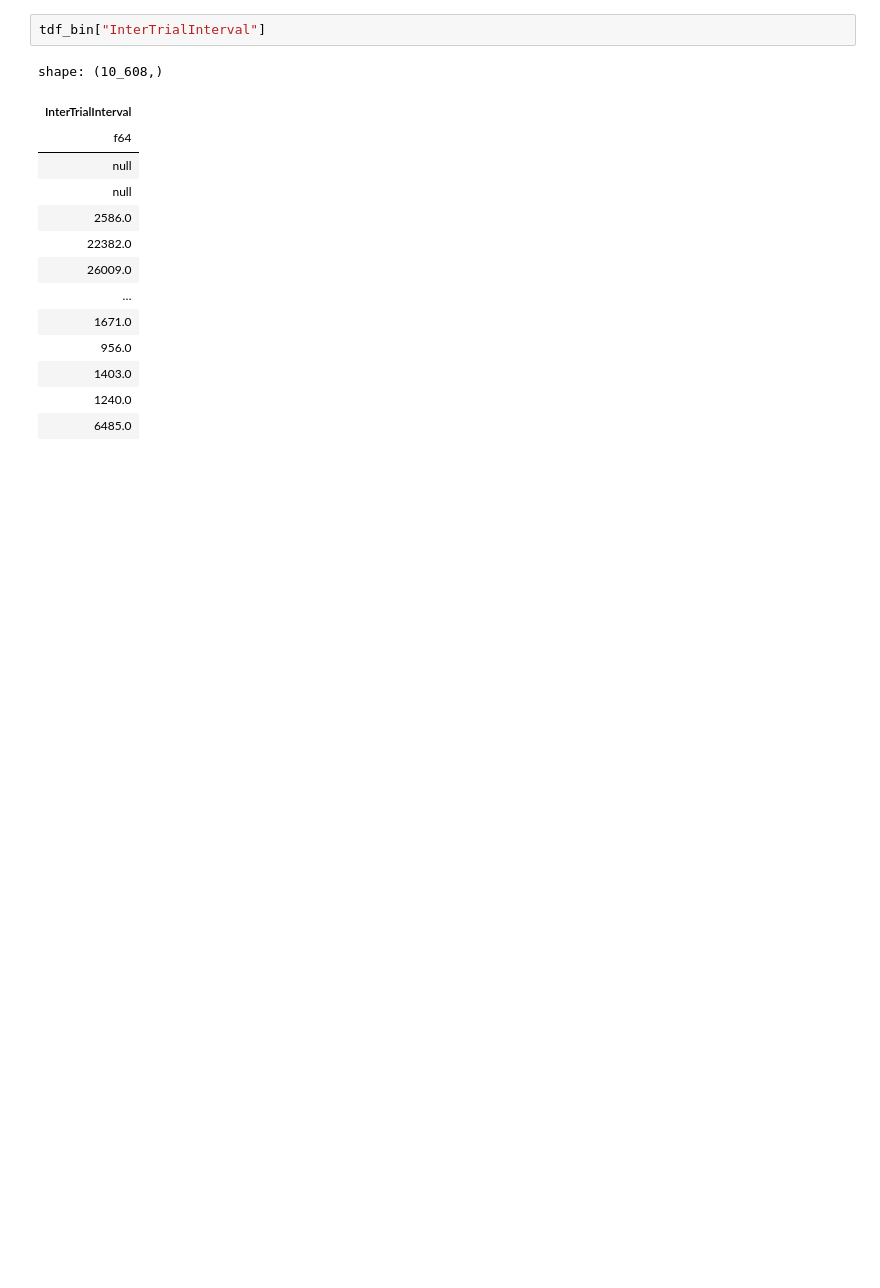
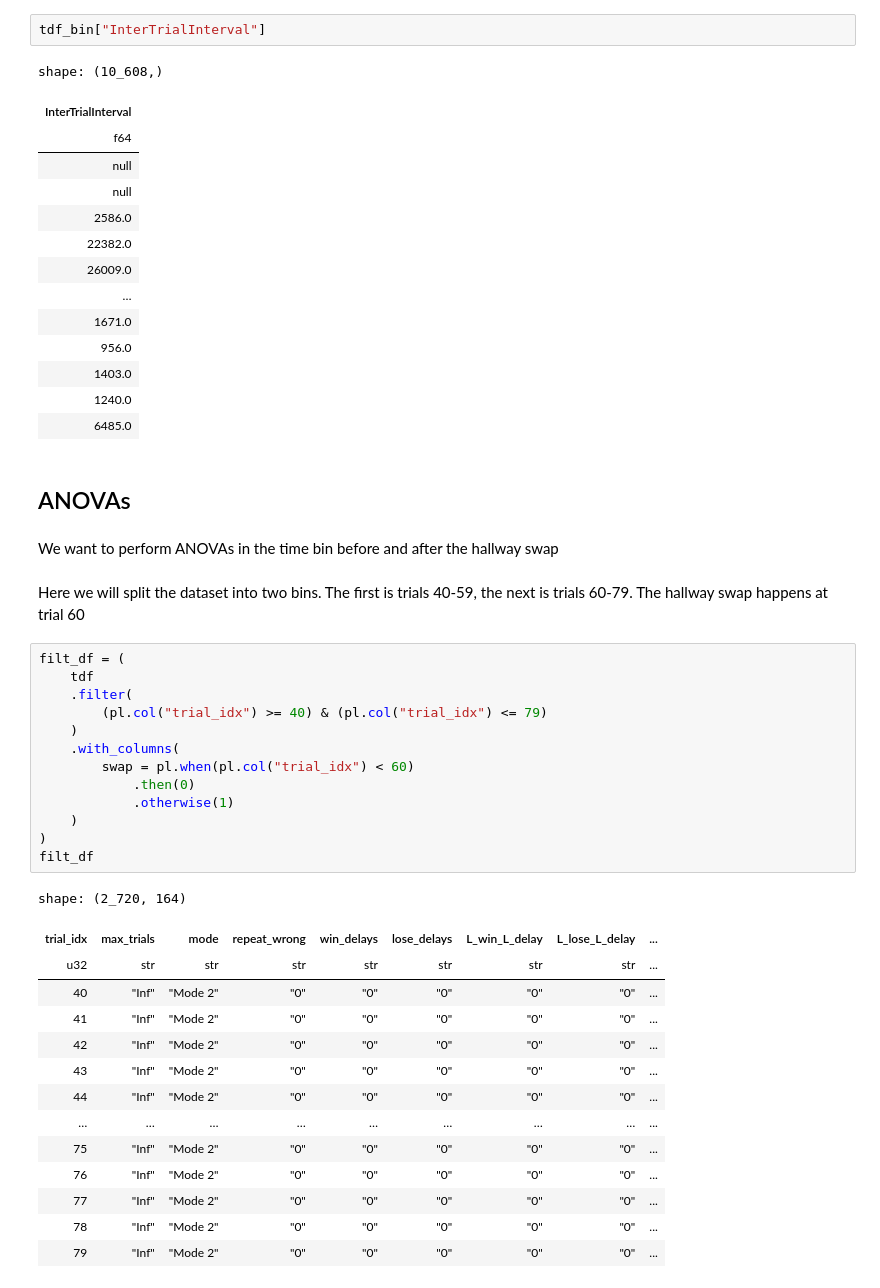
Before and after one commit to BenjoLiving/matching-pennies, a Jupyter notebook: matching_pennies/analysis/experiments/lesion_study_hallway_swap.ipynb, the cells around one changed output. Cells and saved outputs as stored; diff of their text form; blank space fills up the shorter version.

```diff
--- a/matching_pennies/analysis/experiments/lesion_study_hallway_swap.ipynb
+++ b/matching_pennies/analysis/experiments/lesion_study_hallway_swap.ipynb
@@ -773,3 +775,37 @@ shape: (10_608,)
 | 1403.0 |
 | 1240.0 |
 | 6485.0 |
+# %% [markdown]
+## ANOVAs
+# %% [markdown]
+We want to perform ANOVAs in the time bin before and after the hallway swap
+# %% [markdown]
+Here we will split the dataset into two bins. The first is trials 40-59, the next is trials 60-79. The hallway swap happens at trial 60
+# %%
+filt_df = (
+    tdf
+    .filter(
+        (pl.col("trial_idx") >= 40) & (pl.col("trial_idx") <= 79)
+    )
+    .with_columns(
+        swap = pl.when(pl.col("trial_idx") < 60)
+            .then(0)
+            .otherwise(1)
+    )
+)
+filt_df
+# %% [output]
+shape: (2_720, 164)
+| trial_idx | max_trials | mode | repeat_wrong | win_delays | lose_delays | L_win_L_delay | L_lose_L_delay | ... |
+| u32 | str | str | str | str | str | str | str | ... |
+| 40 | "Inf" | "Mode 2" | "0" | "0" | "0" | "0" | "0" | ... |
+| 41 | "Inf" | "Mode 2" | "0" | "0" | "0" | "0" | "0" | ... |
+| 42 | "Inf" | "Mode 2" | "0" | "0" | "0" | "0" | "0" | ... |
+| 43 | "Inf" | "Mode 2" | "0" | "0" | "0" | "0" | "0" | ... |
+| 44 | "Inf" | "Mode 2" | "0" | "0" | "0" | "0" | "0" | ... |
+| … | … | … | … | … | … | … | … | ... |
+| 75 | "Inf" | "Mode 2" | "0" | "0" | "0" | "0" | "0" | ... |
+| 76 | "Inf" | "Mode 2" | "0" | "0" | "0" | "0" | "0" | ... |
+| 77 | "Inf" | "Mode 2" | "0" | "0" | "0" | "0" | "0" | ... |
+| 78 | "Inf" | "Mode 2" | "0" | "0" | "0" | "0" | "0" | ... |
+| 79 | "Inf" | "Mode 2" | "0" | "0" | "0" | "0" | "0" | ... |
```
Also changed, not shown: parts of 15 cells of this notebook, 2 other files.
